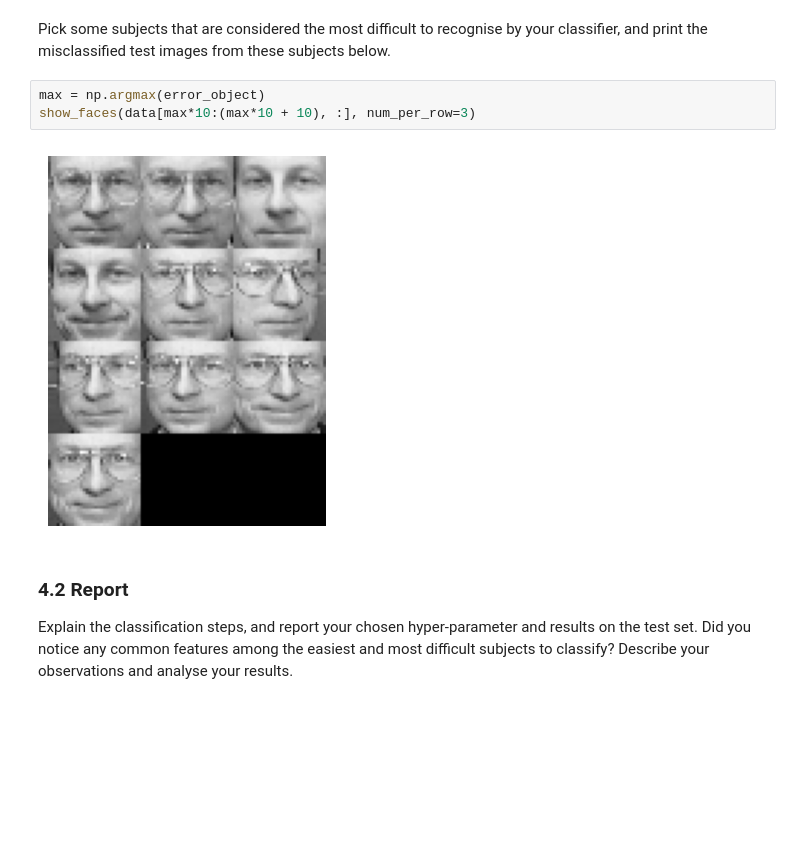
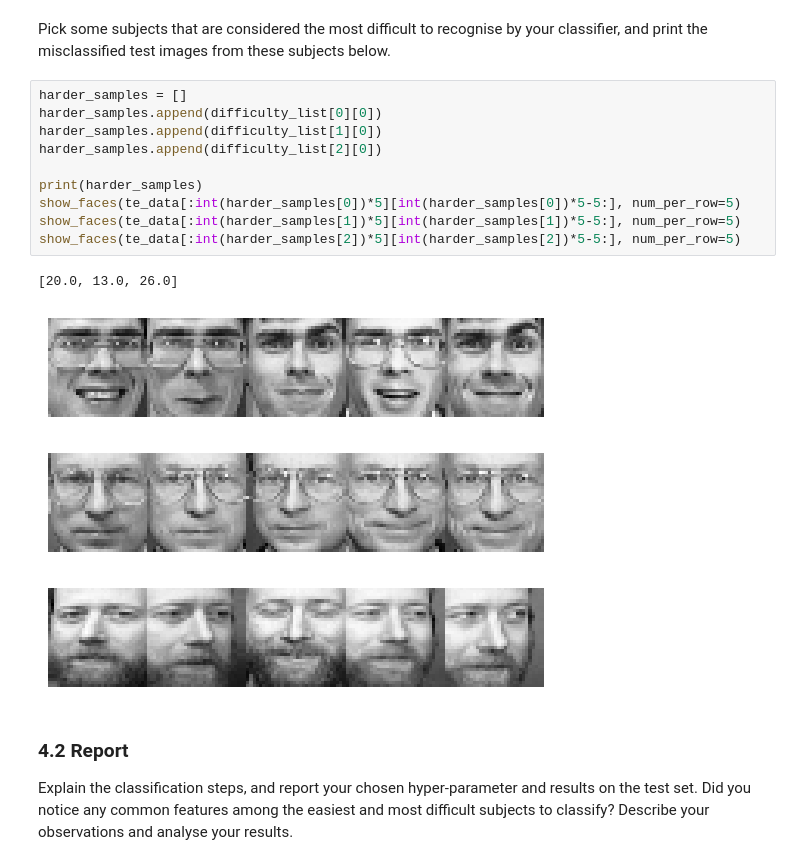
Before and after one commit to Ray7788/MachineLearning, a Jupyter notebook: Lab3_S/24112-Lab2-S-Practice2.ipynb, the cells around one changed output. Saved outputs shown, nothing was run; the diff lists cells and outputs as text; blank space fills up the shorter version.

```diff
--- a/Lab3_S/24112-Lab2-S-Practice2.ipynb
+++ b/Lab3_S/24112-Lab2-S-Practice2.ipynb
@@ -325,10 +328,20 @@ show_faces(data[min*10:(min*10 + 10), :], num_per_row=3)
 # %% [markdown]
  Pick some subjects that are considered the most difficult to recognise by your classifier, and print the misclassified test images from these subjects below.
-# %%
-max = np.argmax(error_object)
-show_faces(data[max*10:(max*10 + 10), :], num_per_row=3)
-# %% [output]
-[figure, removed]
+# %%
+harder_samples = []
+harder_samples.append(difficulty_list[0][0])
+harder_samples.append(difficulty_list[1][0])
+harder_samples.append(difficulty_list[2][0])
+
+print(harder_samples)
+show_faces(te_data[:int(harder_samples[0])*5][int(harder_samples[0])*5-5:], num_per_row=5)
+show_faces(te_data[:int(harder_samples[1])*5][int(harder_samples[1])*5-5:], num_per_row=5)
+show_faces(te_data[:int(harder_samples[2])*5][int(harder_samples[2])*5-5:], num_per_row=5)
+# %% [output]
+[20.0, 13.0, 26.0]
+[figure, added]
+[figure, added]
+[figure, added]
 # %% [markdown]
 ### 4.2 Report
 
```
Also changed, not shown: parts of 22 cells of this notebook.
